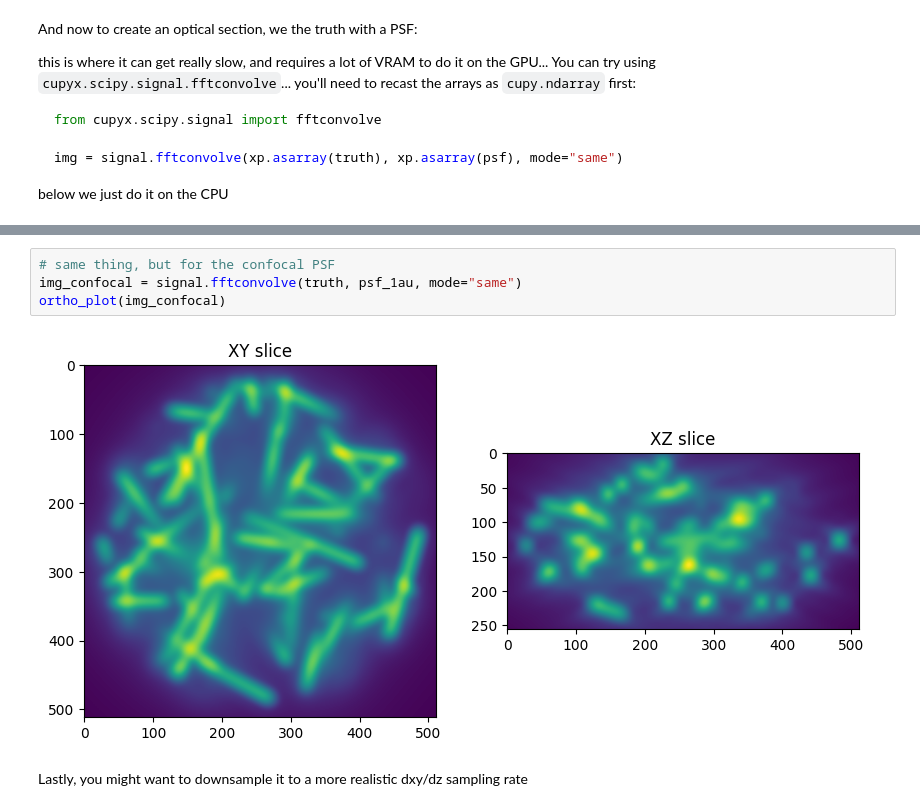
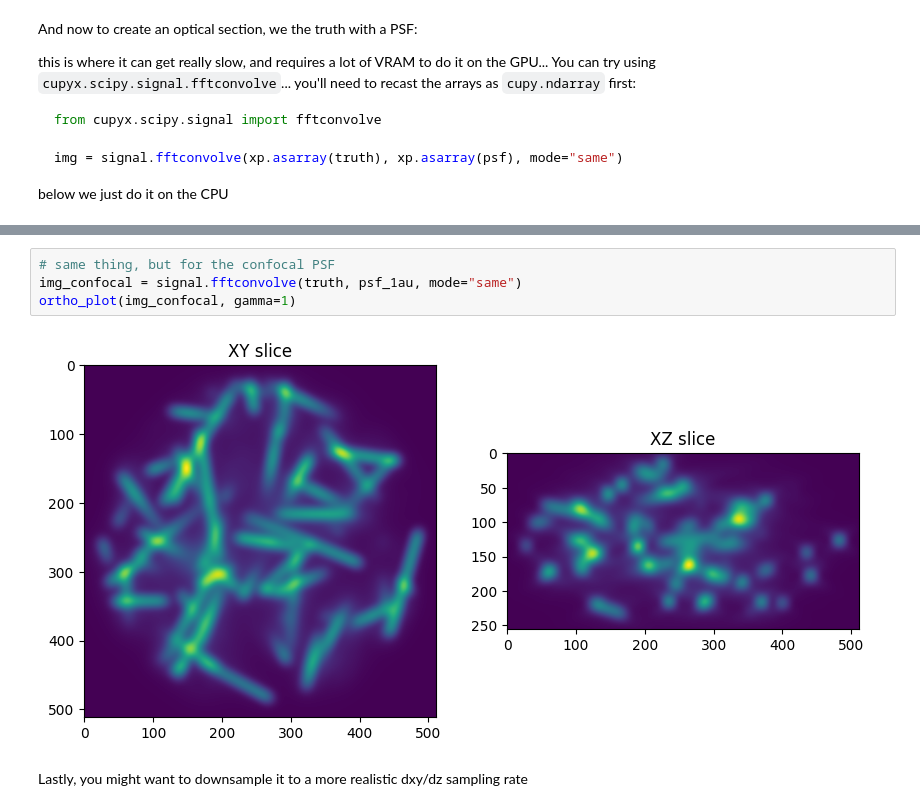
Before and after one commit to tlambert03/microsim, a Jupyter notebook: examples/confocal.ipynb, the cells around one changed output, grey strips where cells are left out. Drawn from its saved outputs; the diff is of its cells as text.

```diff
--- a/examples/confocal.ipynb
+++ b/examples/confocal.ipynb
@@ -158,9 +158,9 @@ ortho_plot(img_wf)
 # %%
 # same thing, but for the confocal PSF
 img_confocal = signal.fftconvolve(truth, psf_1au, mode="same")
-ortho_plot(img_confocal)
+ortho_plot(img_confocal, gamma=1)
 # %% [output]
-[figure, old version]
+[figure, new version]
 # %% [markdown]
 Lastly, you might want to downsample it to a more realistic dxy/dz sampling rate
 # %%
```
Also changed, not shown: parts of 3 cells of this notebook.
